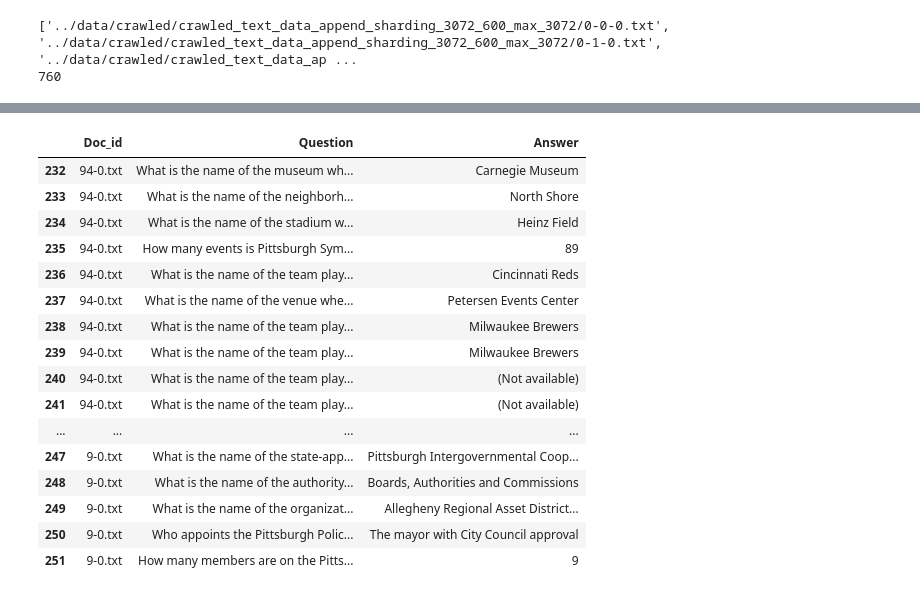
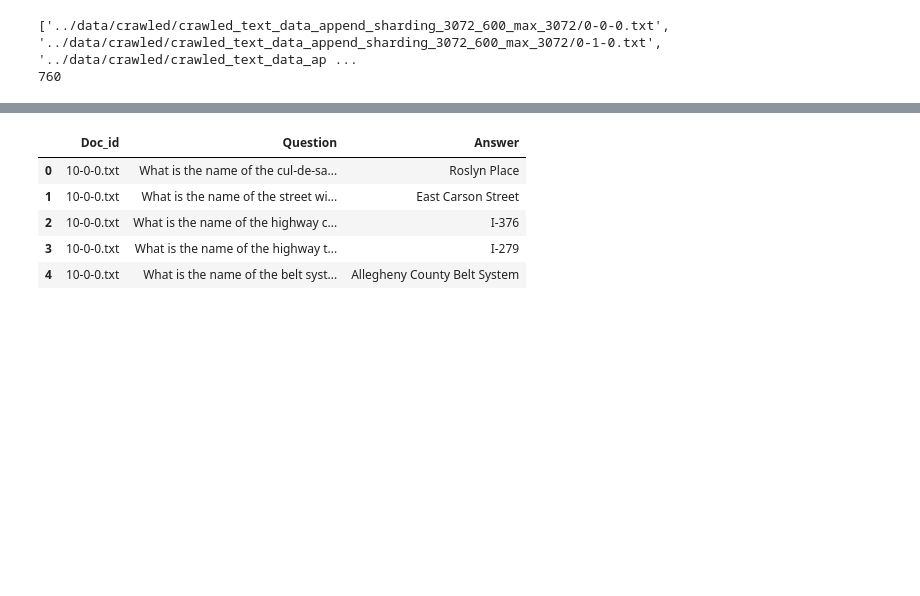
Before and after one commit to Aaalan-Zhang/nlp-from-scratch-assignment-fall2024, a Jupyter notebook: annotation/automatic_annotation.ipynb, the cells around one changed output, grey strips where cells are left out. Saved outputs shown, nothing was run; the diff lists cells and outputs as text; code cells hidden in the pictures; blank space fills up the shorter version.

Commit message:
add: a few completed qa pairs

```diff
--- a/annotation/automatic_annotation.ipynb
+++ b/annotation/automatic_annotation.ipynb
@@ -116,28 +120,48 @@ def extract_qa_pairs(generated_text, doc_id):
 # %%
+import pandas as pd
 from tqdm import tqdm
+
+# Load the existing QA pairs from the CSV file to see what has already been processed
+processed_qa_df_1 = pd.read_csv('../data/annotated/generated_qa_pairs_1.csv')
+processed_qa_df_2 = pd.read_csv('../data/annotated/new_generated_qa_pairs_2.csv')
+processed_qa_df = pd.concat([processed_qa_df_1, processed_qa_df_2], axis=0)
+
+# Get the list of already processed doc IDs (assuming doc_id is stored in a column called 'doc_id')
+processed_doc_ids = processed_qa_df['Doc_id'].unique()
+
+# Initialize an empty DataFrame for new QA pairs
 all_qa_df = pd.DataFrame()
-for doc in doc_list:
-    # read the doc
-    print(doc)
+
+# Iterate over the documents in doc_list
+for doc in tqdm(doc_list):
+    # Extract the doc_id from the document path
+    doc_id = doc.split('/')[-1]
+
+    # Check if this doc_id has already been processed
+    if doc_id in processed_doc_ids:
+        print(f"Skipping already processed document: {doc_id}")
+        continue  # Skip the file if it has already been processed
+
+    # Process the document
+    print(f"Processing document: {doc_id}")
     content = read_preprocess_doc(doc)
     formatted_input = content + "\n\n" + INSTRUCTION + "\n\n" + "Your answer:"
     tokenized_prompt = tokenizer(formatted_input, return_tensors="pt").to(model.device)
     print(tokenized_prompt.input_ids.size(1))
 
-    # generate the response
+    # Generate the response
     messages = [
-    {"role": "user", "content": formatted_input},
+        {"role": "user", "content": formatted_input},
     ]
     with torch.no_grad():
         result = pipe(messages, max_new_tokens=512)
-    # print(result[0]['generated_text'][1]['content'])
 
-    # extract the question and answer pairs
-    doc_id = doc.split('/')[-1]
+    # Extract the question and answer pairs
     qa_df = extract_qa_pairs(result[0]['generated_text'][1]['content'], doc_id)
 
-    # append to the all_qa_df
+    # Append the new QA pairs to the all_qa_df
     all_qa_df = pd.concat([all_qa_df, qa_df], axis=0)
-    # reindex the all_qa_df
+
+    # Reindex the DataFrame
     all_qa_df.reset_index(drop=True, inplace=True)
 # %% [output]
@@ -147,20 +205,0 @@ KeyboardInterrupt:
-# %%
-all_qa_df.tail(20)
-# %% [output]
-|  | Doc_id | Question | Answer |
-| 232 | 94-0.txt | What is the name of the museum wh... | Carnegie Museum |
-| 233 | 94-0.txt | What is the name of the neighborh... | North Shore |
-| 234 | 94-0.txt | What is the name of the stadium w... | Heinz Field |
-| 235 | 94-0.txt | How many events is Pittsburgh Sym... | 89 |
-| 236 | 94-0.txt | What is the name of the team play... | Cincinnati Reds |
-| 237 | 94-0.txt | What is the name of the venue whe... | Petersen Events Center |
-| 238 | 94-0.txt | What is the name of the team play... | Milwaukee Brewers |
-| 239 | 94-0.txt | What is the name of the team play... | Milwaukee Brewers |
-| 240 | 94-0.txt | What is the name of the team play... | (Not available) |
-| 241 | 94-0.txt | What is the name of the team play... | (Not available) |
-| ... | ... | ... | ... |
-| 247 | 9-0.txt | What is the name of the state-app... | Pittsburgh Intergovernmental Coop... |
-| 248 | 9-0.txt | What is the name of the authority... | Boards, Authorities and Commissions |
-| 249 | 9-0.txt | What is the name of the organizat... | Allegheny Regional Asset District... |
-| 250 | 9-0.txt | Who appoints the Pittsburgh Polic... | The mayor with City Council approval |
-| 251 | 9-0.txt | How many members are on the Pitts... | 9 |
@@ -168,0 +206,9 @@ all_qa_df.to_csv('../data/annotated/generated_qa_pairs_3000_test20.csv', index=F
+# %%
+all_qa_df.head()
+# %% [output]
+|  | Doc_id | Question | Answer |
+| 0 | 10-0-0.txt | What is the name of the cul-de-sa... | Roslyn Place |
+| 1 | 10-0-0.txt | What is the name of the street wi... | East Carson Street |
+| 2 | 10-0-0.txt | What is the name of the highway c... | I-376 |
+| 3 | 10-0-0.txt | What is the name of the highway t... | I-279 |
+| 4 | 10-0-0.txt | What is the name of the belt syst... | Allegheny County Belt System |
```
Also changed, not shown: parts of 6 cells of this notebook, 2 other files.
